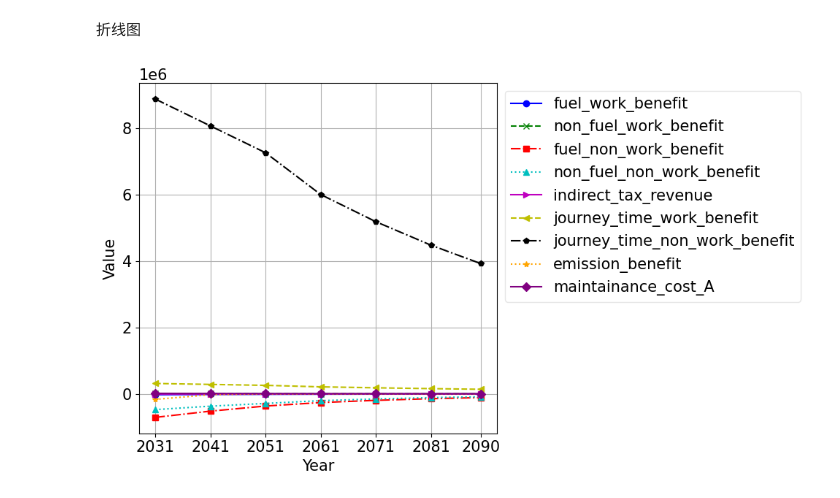
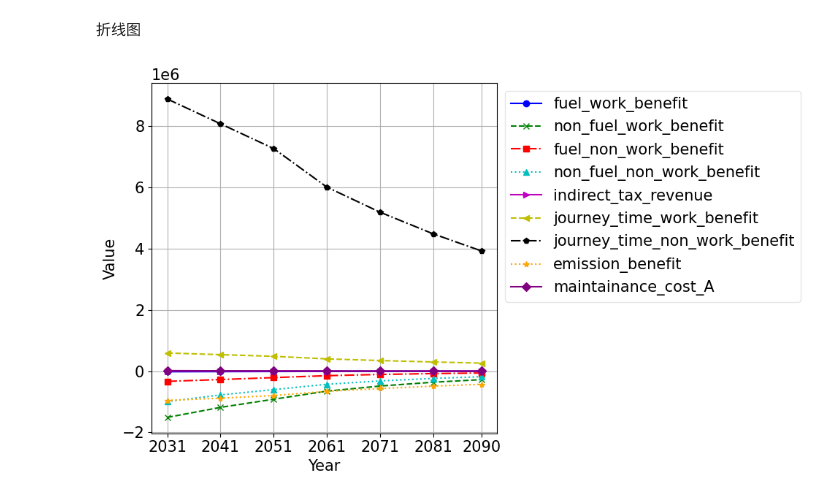
Before and after one commit to jackli100/Economy-coursework, a Jupyter notebook: data_analysis.ipynb, the cells around one changed output. Saved outputs shown, nothing was run; the diff lists cells and outputs as text; code cells hidden in the pictures.

```diff
--- a/data_analysis.ipynb
+++ b/data_analysis.ipynb
@@ -129,35 +129,35 @@ def draw_line_chart(schemeA1):
     values_plot_fuel_non_work = [data_to_plot_fuel_non_work[year] for year in years]
     values_plot_non_fuel_non_work = [data_to_plot_non_fuel_non_work[year] for year in years]
     values_plot_indirect_tax_revenue = [data_to_plot_indirect_tax_revenue[year] for year in years]
     values_plot_journey_time_work_benefit = [data_to_plot_journey_time_work_benefit[year] for year in years]
     values_plot_journey_time_non_work_benefit = [data_to_plot_journey_time_non_work_benefit[year] for year in years]
     values_plot_emission_benefit = [data_to_plot_emission_benefit[year] for year in years]
     values_plot_maintainance_cost = [data_to_plot_maintainance_cost[year] for year in years]
 
     plt.figure(figsize=(10, 6))
     plt.plot(years, values_plot_fuel_work, marker='o', linestyle='-', color='b', label='fuel_work_benefit')
     plt.plot(years, values_plot_non_fuel_work, marker='x', linestyle='--', color='g', label='non_fuel_work_benefit')
     plt.plot(years, values_plot_fuel_non_work, marker='s', linestyle='-.', color='r', label='fuel_non_work_benefit')
     plt.plot(years, values_plot_non_fuel_non_work, marker='^', linestyle=':', color='c', label='non_fuel_non_work_benefit')
     plt.plot(years, values_plot_indirect_tax_revenue, marker='>', linestyle='-', color='m', label='indirect_tax_revenue')
     plt.plot(years, values_plot_journey_time_work_benefit, marker='<', linestyle='--', color='y', label='journey_time_work_benefit')
     plt.plot(years, values_plot_journey_time_non_work_benefit, marker='p', linestyle='-.', color='k', label='journey_time_non_work_benefit')
     plt.plot(years, values_plot_emission_benefit, marker='*', linestyle=':', color='orange', label='emission_benefit')
     plt.plot(years, values_plot_maintainance_cost, marker='D', linestyle='-', color='purple', label='maintainance_cost_A')
 
     plt.xlabel('Year')
     plt.ylabel('Value')
     plt.grid(True)
     plt.xticks(years)
     plt.legend(loc = 'upper left',bbox_to_anchor=(1, 1), framealpha=0.5)  # 添加图例
     plt.tight_layout()
     plt.show()
 
-schemeA1 =  TransportationScheme()
+schemeA1 =  EcoPetrol()
 schemeA1.get_things_done()
 draw_line_chart(schemeA1)
 # %% [output]
-[figure, old version]
+[figure, new version]
 # %%
 from sensitivity import sensitive_analysis
 
```
Also changed, not shown: parts of 5 cells of this notebook, 11 other files.
